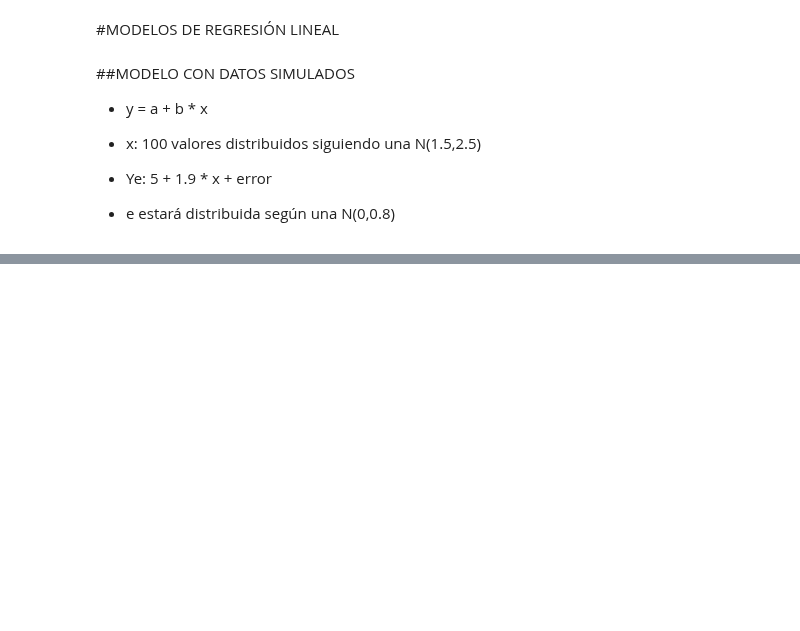
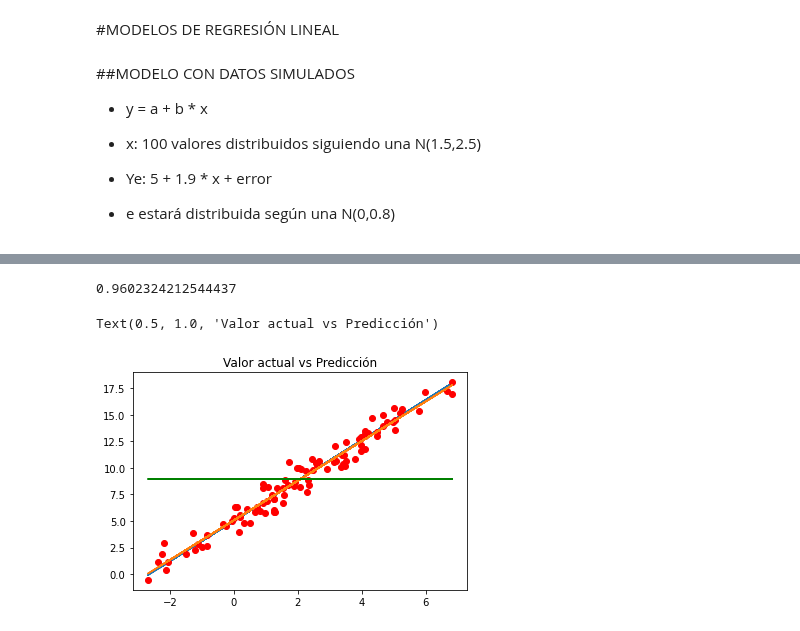
Before and after one commit to javilledo/MachineLearning, a Jupyter notebook: notebooks/t04_01_linear_regression.ipynb, the cells around one changed output, grey strips where cells are left out. Saved outputs shown, nothing was run; the diff lists cells and outputs as text; code cells hidden in the pictures; blank space fills up the shorter version.

```diff
--- a/notebooks/t04_01_linear_regression.ipynb
+++ b/notebooks/t04_01_linear_regression.ipynb
@@ -120,0 +129,4 @@ plt.hist(data['y_prediccion'] - data['y_actual'])
+# %%
+x_mean = np.mean(data['x'])
+y_mean = np.mean(data['y_actual'])
+x_mean, y_mean
@@ -120,0 +135,6 @@ plt.hist(data['y_prediccion'] - data['y_actual'])
+# %%
+data['beta_numerador'] = (data['x'] - x_mean) * (data['y_actual'] - y_mean)
+data['beta_denominador'] = (data['x'] - x_mean) ** 2
+beta = sum(data['beta_numerador'])/ sum(data['beta_denominador'])
+alpha = y_mean - beta * x_mean
+alpha, beta
@@ -120,0 +147,3 @@ plt.hist(data['y_prediccion'] - data['y_actual'])
+# %%
+data['model'] = alpha + beta * data['x']
+data.head()
@@ -120,0 +157,19 @@ plt.hist(data['y_prediccion'] - data['y_actual'])
+# %%
+SSR_model = sum((data['model'] -  y_mean) ** 2)
+SSD_model = sum((data['model'] - data['y_actual']) ** 2)
+SST_model = sum((data['y_actual'] - y_mean) ** 2)
+R2 = SSR_model/SST_model
+R2
+# %% [output]
+0.9602324212544437
+# %%
+y_mean_array = [y_mean for i in range(0, len(data['x']))]
+%matplotlib inline
+plt.plot(data['x'],data['y_prediccion'])
+plt.plot(data['x'],data['y_actual'],'ro')
+plt.plot(data['x'],data['model'])
+plt.plot(data['x'],y_mean_array,'g')
+plt.title('Valor actual vs Predicción')
+# %% [output]
+Text(0.5, 1.0, 'Valor actual vs Predicción')
+[figure, added]
```
Also changed, not shown: parts of 13 cells of this notebook.
